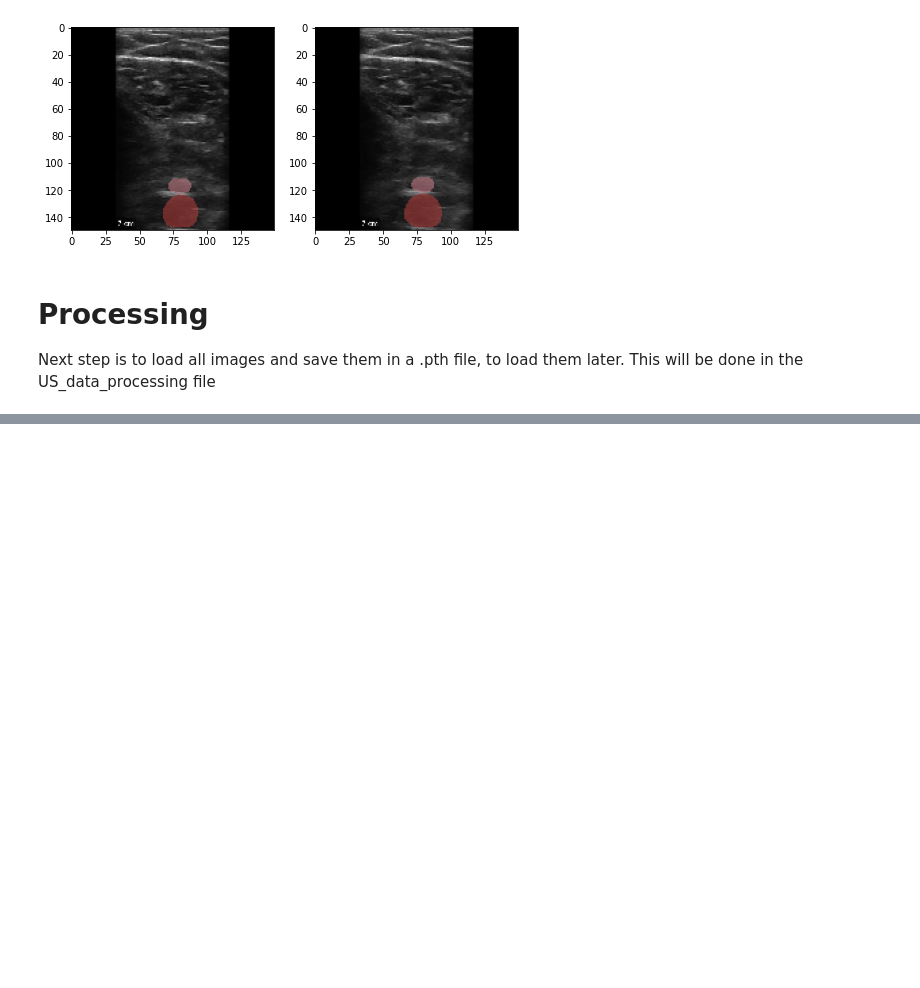
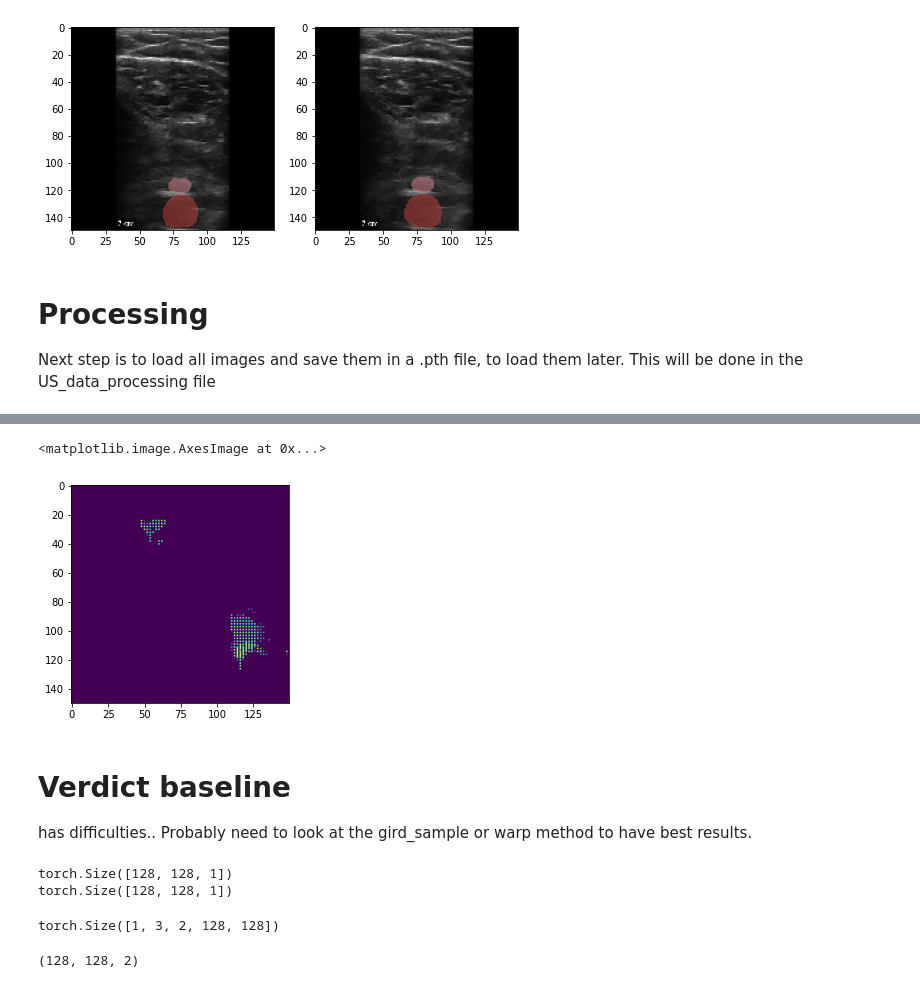
Before and after one commit to TillNicke/KD-for-optical-flow, a Jupyter notebook: US_data_exploration.ipynb, the cells around one changed output, grey strips where cells are left out. Cells and saved outputs as stored; diff of their text form; code cells hidden in the pictures; blank space fills up the shorter version.

```diff
--- a/US_data_exploration.ipynb
+++ b/US_data_exploration.ipynb
@@ -369,0 +462,8 @@ overview_available.to_csv("~/available_US_probands.csv")
+# %%
+plt.imshow(warped_2.squeeze())
+# %% [output]
+<matplotlib.image.AxesImage at 0x...>
+[figure, added]
+# %% [markdown]
+# Verdict baseline
+has difficulties.. Probably need to look at the gird_sample or warp method to have best results.
@@ -369,0 +472,18 @@ overview_available.to_csv("~/available_US_probands.csv")
+# %%
+moving = F.interpolate(torch.from_numpy(in1).view(1,1,150,150), size=(2*64,2*64)).view(2*64,2*64,1)
+fixed = F.interpolate(torch.from_numpy(in2).view(1,1,150,150), size=(2*64,2*64)).view(2*64,2*64,1)
+
+print(moving.shape)
+print(fixed.shape)
+
+image = preprocessing_flownet(fixed, moving)
+image.shape
+# %% [output]
+torch.Size([128, 128, 1])
+torch.Size([128, 128, 1])
+torch.Size([1, 3, 2, 128, 128])
+# %%
+flow_out = flow(image).squeeze().detach().numpy().transpose(1,2,0)
+flow_out.shape
+# %% [output]
+(128, 128, 2)
```
Also changed, not shown: parts of 36 cells of this notebook.
